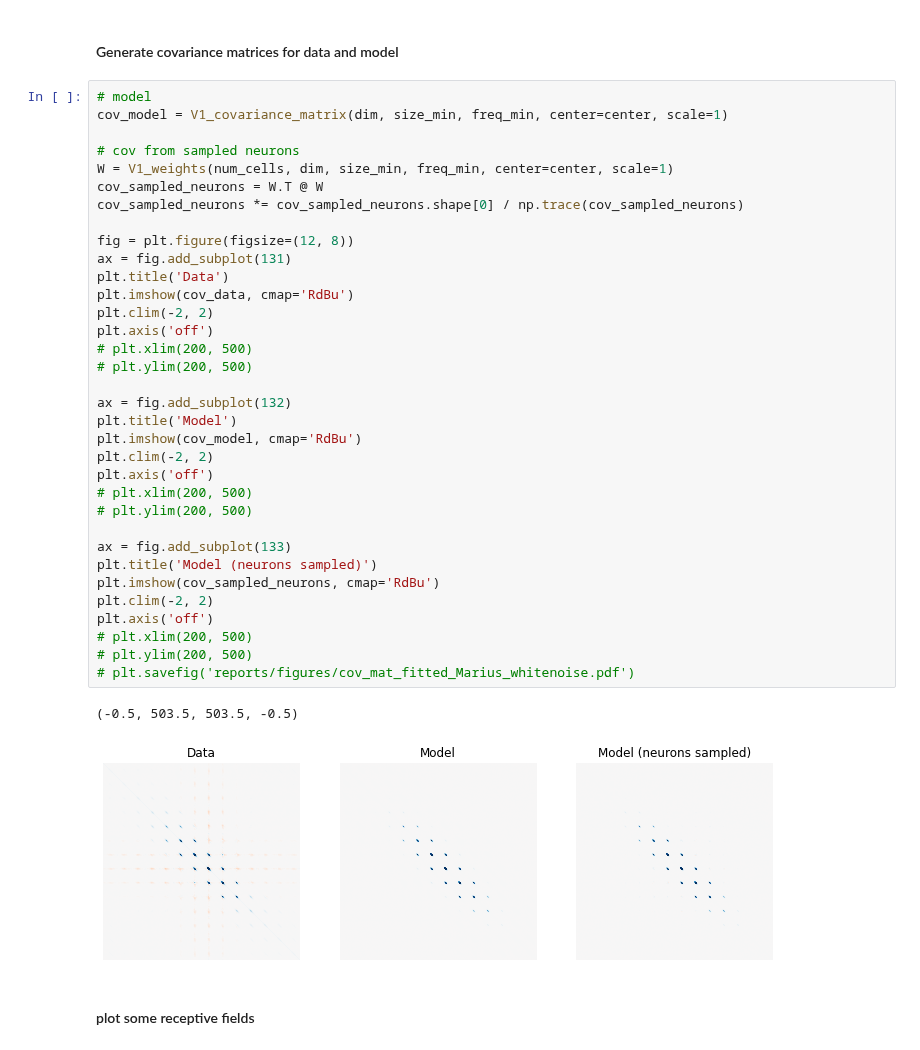
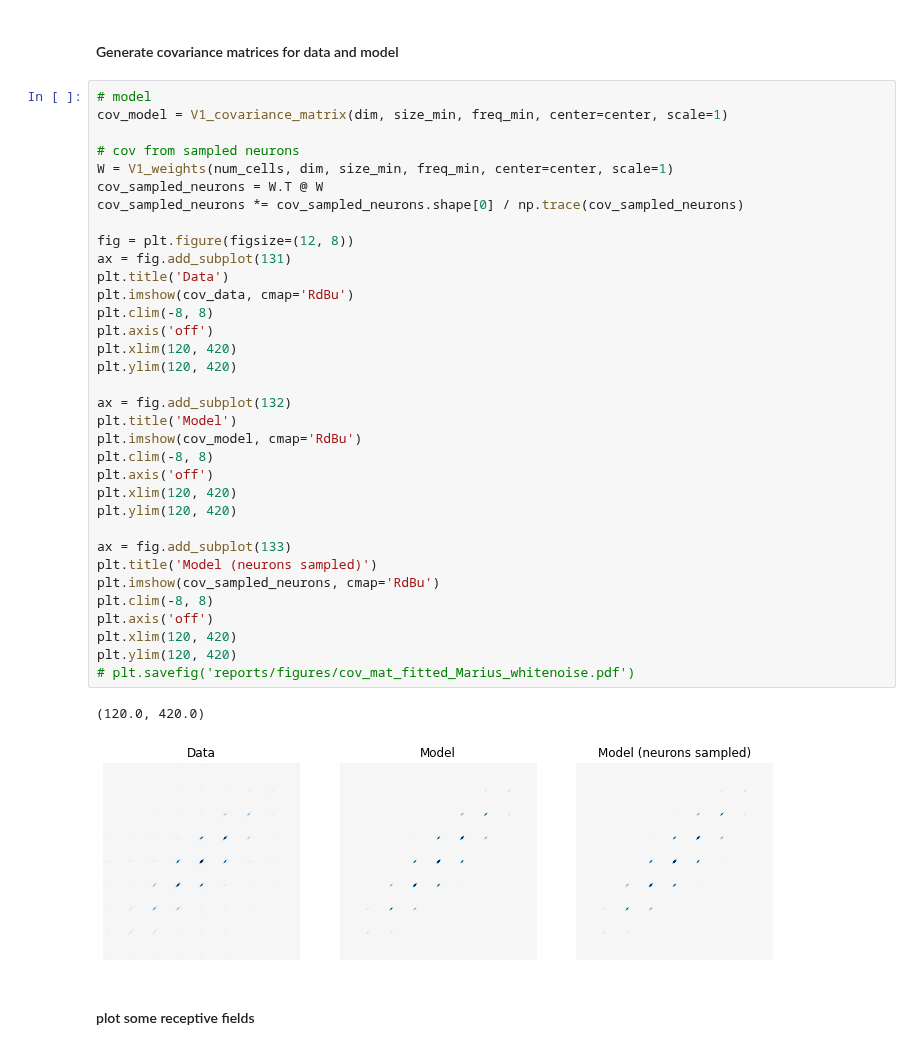
Before and after one commit to BruntonUWBio/structured-random-features, a Jupyter notebook: notebooks/reports/5.0-bp-V1-whitenoise-covariance_analysis.ipynb, the cells around one changed output. Saved outputs shown, nothing was run; the diff lists cells and outputs as text.

Commit message:
Changed plotting params for covariance analyses

```diff
--- a/notebooks/reports/5.0-bp-V1-whitenoise-covariance_analysis.ipynb
+++ b/notebooks/reports/5.0-bp-V1-whitenoise-covariance_analysis.ipynb
@@ -60,40 +60,40 @@ Optimal params: s=1.87, f=0.70
 # %%
 # model
 cov_model = V1_covariance_matrix(dim, size_min, freq_min, center=center, scale=1)
 
 # cov from sampled neurons
 W = V1_weights(num_cells, dim, size_min, freq_min, center=center, scale=1)
 cov_sampled_neurons = W.T @ W
 cov_sampled_neurons *= cov_sampled_neurons.shape[0] / np.trace(cov_sampled_neurons)
 
 fig = plt.figure(figsize=(12, 8))
 ax = fig.add_subplot(131)
 plt.title('Data')
 plt.imshow(cov_data, cmap='RdBu')
-plt.clim(-2, 2)
+plt.clim(-8, 8)
 plt.axis('off')
-# plt.xlim(200, 500)
-# plt.ylim(200, 500)
+plt.xlim(120, 420)
+plt.ylim(120, 420)
 
 ax = fig.add_subplot(132)
 plt.title('Model')
 plt.imshow(cov_model, cmap='RdBu')
-plt.clim(-2, 2)
+plt.clim(-8, 8)
 plt.axis('off')
-# plt.xlim(200, 500)
-# plt.ylim(200, 500)
+plt.xlim(120, 420)
+plt.ylim(120, 420)
 
 ax = fig.add_subplot(133)
 plt.title('Model (neurons sampled)')
 plt.imshow(cov_sampled_neurons, cmap='RdBu')
-plt.clim(-2, 2)
+plt.clim(-8, 8)
 plt.axis('off')
-# plt.xlim(200, 500)
-# plt.ylim(200, 500)
+plt.xlim(120, 420)
+plt.ylim(120, 420)
 # plt.savefig('reports/figures/cov_mat_fitted_Marius_whitenoise.pdf')
 # %% [output]
-(-0.5, 503.5, 503.5, -0.5)
+(120.0, 420.0)
-[figure, old version]
+[figure, new version]
 # %% [markdown]
 #### plot some receptive fields
 # %%
```
Also changed, not shown: parts of 1 cell of this notebook, 1 other file.
